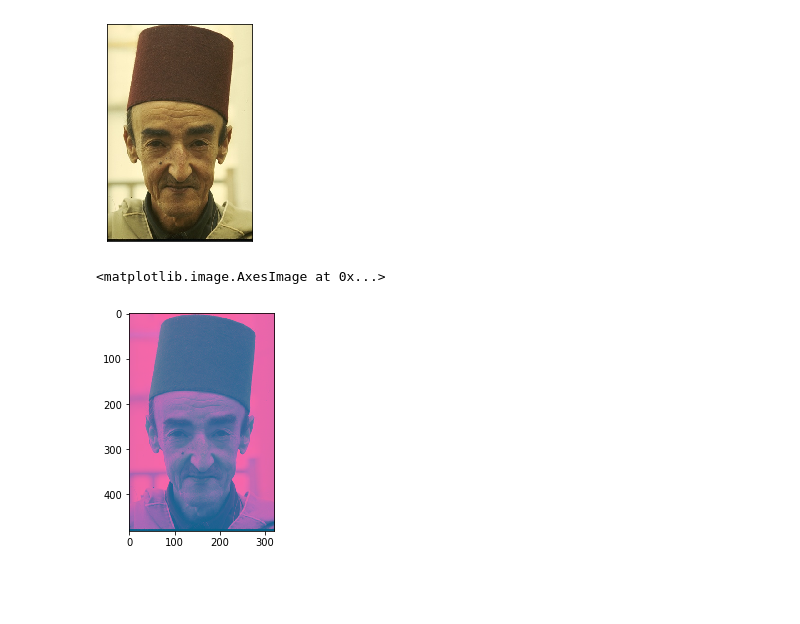
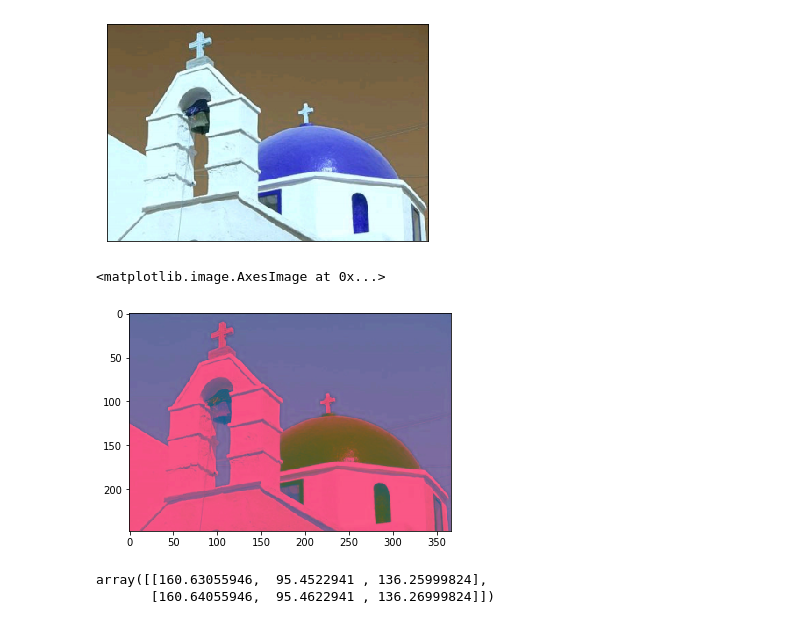
Before and after one commit to henockmamo54/POCS_CLUSTERING, a Jupyter notebook: Experiments/Image Segmentation exp/secondRound/_POCS.ipynb, the cells around one changed output. Saved outputs shown, nothing was run; the diff lists cells and outputs as text; code cells hidden in the pictures; blank space fills up the shorter version.

```diff
--- a/Experiments/Image Segmentation exp/secondRound/_POCS.ipynb
+++ b/Experiments/Image Segmentation exp/secondRound/_POCS.ipynb
@@ -16,32 +144,35 @@ Initialize the data points and Random centers
 # %%
-img=cv.imread('189080.jpg')
-img=cv.cvtColor(img,cv.COLOR_BGR2RGB)
+img=cv.imread('1.png')
+# img=cv.cvtColor(img,cv.COLOR_BGR2RGB)
 
 plt.imshow(img)
 plt.xticks([])
 plt.yticks([])
 plt.grid(False)
+plt.show()
+
+pic=cv.cvtColor(img,cv.COLOR_RGB2LUV)
+plt.imshow(pic)
 # %% [output]
-[figure, old version]
+[figure, new version]
+<matplotlib.image.AxesImage at 0x...>
+[figure, added]
-# %%
-pic=cv.cvtColor(img,cv.COLOR_RGB2LUV)
-plt.imshow(pic)
-# %% [output]
-<matplotlib.image.AxesImage at 0x...>
-[figure, removed]
 # %%
 pic_n = pic.reshape(pic.shape[0]*pic.shape[1], pic.shape[2])
 # pic_n = pic.reshape(pic.shape[0]*pic.shape[1], 1)
 pic_n.shape
 x=pic_n
 # %%
-# def generateRandomCenters(c,x):
-#     centers=[]
-#     _min= (np.min(x))
-#     _max= (np.max(x))
-#     t= np.mean(x,axis=0)
-#     for i in range(c):
-#         centers.append( t + 0.01*i)
-#     return np.asarray(centers)
+def generateRandomCenters(c,x):
+    centers=[]
+    _min= (np.min(x))
+    _max= (np.max(x))
+    t= np.mean(x,axis=0)
+    for i in range(c):
+        centers.append( t + 0.01*i)
+    return np.asarray(centers)
 
-# generateRandomCenters(cluster,x)
+generateRandomCenters(2,x)
+# %% [output]
+array([[160.63055946,  95.4522941 , 136.25999824],
+       [160.64055946,  95.4622941 , 136.26999824]])
```
Also changed, not shown: parts of 29 cells of this notebook, 12 other files.
